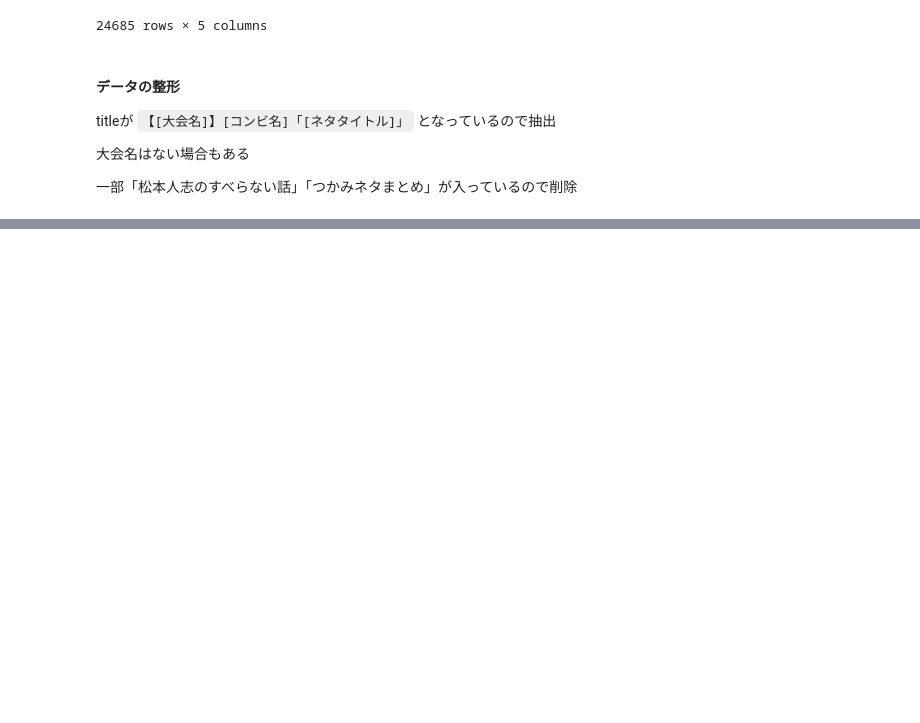
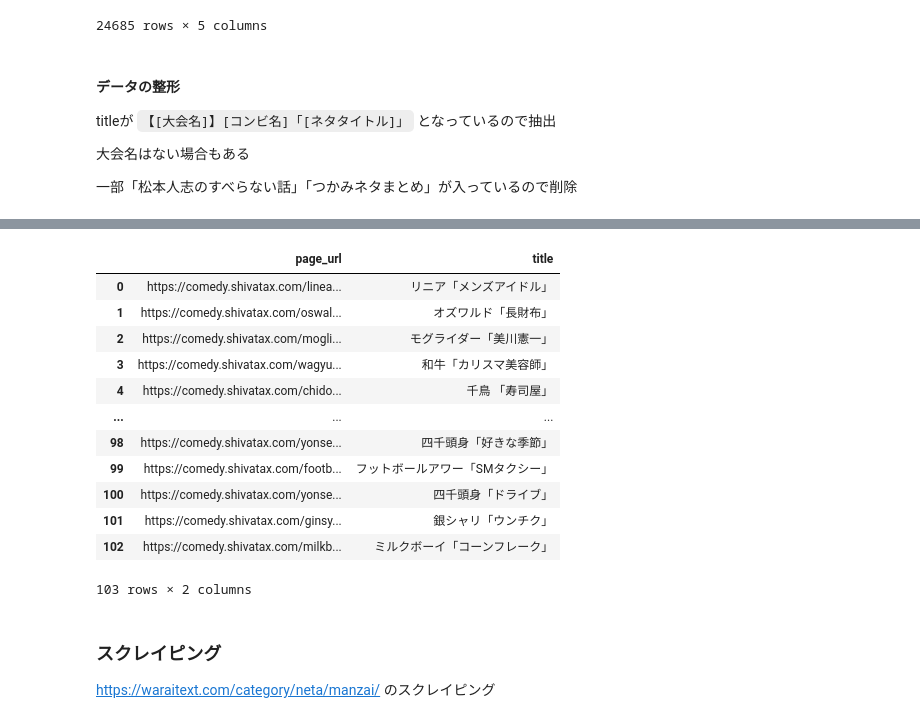
Before and after one commit to umenerineri/infovis-notebooks, a Jupyter notebook: final_project/project.ipynb, the cells around one changed output, grey strips where cells are left out. Drawn from its saved outputs; the diff is of its cells as text; code cells hidden in the pictures; blank space fills up the shorter version.

Commit message:
page_url_title scraped

```diff
--- a/final_project/project.ipynb
+++ b/final_project/project.ipynb
@@ -227,0 +230,15 @@ titleが
+# %%
+# User-Agent の設定
+dummy_user_agent = 'Mozilla/5.0 (Windows NT 6.1; Win64; x64; rv:47.0) Gecko/20100101 Firefox/47.0'
+# %%
+root_url = "https://comedy.shivatax.com/category/manzaiwrite/"
+# %%
+# 11ページに分かれているのでlistを作成
+
+crawl_list = []
+crawl_list.append(root_url)
+
+for i in range(10):
+    crawl_list.append(f"{root_url}page/{i+2}")
+
+crawl_list
@@ -227,0 +257,31 @@ titleが
+# %%
+# crawl_listから 各記事へのURL listを作成
+
+script_url_list = []
+for crawl_url in crawl_list:
+    request = requests.get(crawl_url, headers={"User-Agent": dummy_user_agent}, timeout=10)
+    soup = BeautifulSoup(request.text, "html.parser")
+    articles = soup.select("#contentInner > main > article > aside > div.kanren > dl")
+    for article in articles:
+        title = article.select_one("dd > h3 > a").get_text(strip=True)
+        link = article.select_one("dd > h3 > a").get("href")
+        script_url_list.append({"page_url": link, "title": title})
+    time.sleep(3)
+
+url_title_df = pd.DataFrame(script_url_list)
+
+url_title_df
+# %% [output]
+|  | page_url | title |
+| 0 | https://comedy.shivatax.com/linea... | リニア「メンズアイドル」 |
+| 1 | https://comedy.shivatax.com/oswal... | オズワルド「長財布」 |
+| 2 | https://comedy.shivatax.com/mogli... | モグライダー「美川憲一」 |
+| 3 | https://comedy.shivatax.com/wagyu... | 和牛「カリスマ美容師」 |
+| 4 | https://comedy.shivatax.com/chido... | 千鳥 「寿司屋」 |
+| ... | ... | ... |
+| 98 | https://comedy.shivatax.com/yonse... | 四千頭身「好きな季節」 |
+| 99 | https://comedy.shivatax.com/footb... | フットボールアワー「SMタクシー」 |
+| 100 | https://comedy.shivatax.com/yonse... | 四千頭身「ドライブ」 |
+| 101 | https://comedy.shivatax.com/ginsy... | 銀シャリ「ウンチク」 |
+| 102 | https://comedy.shivatax.com/milkb... | ミルクボーイ「コーンフレーク」 |
+103 rows × 2 columns
@@ -227,0 +292,3 @@ titleが
+# %% [markdown]
+### スクレイピング
+https://waraitext.com/category/neta/manzai/ のスクレイピング
```
Also changed, not shown: parts of 8 cells of this notebook, 2 other files.
